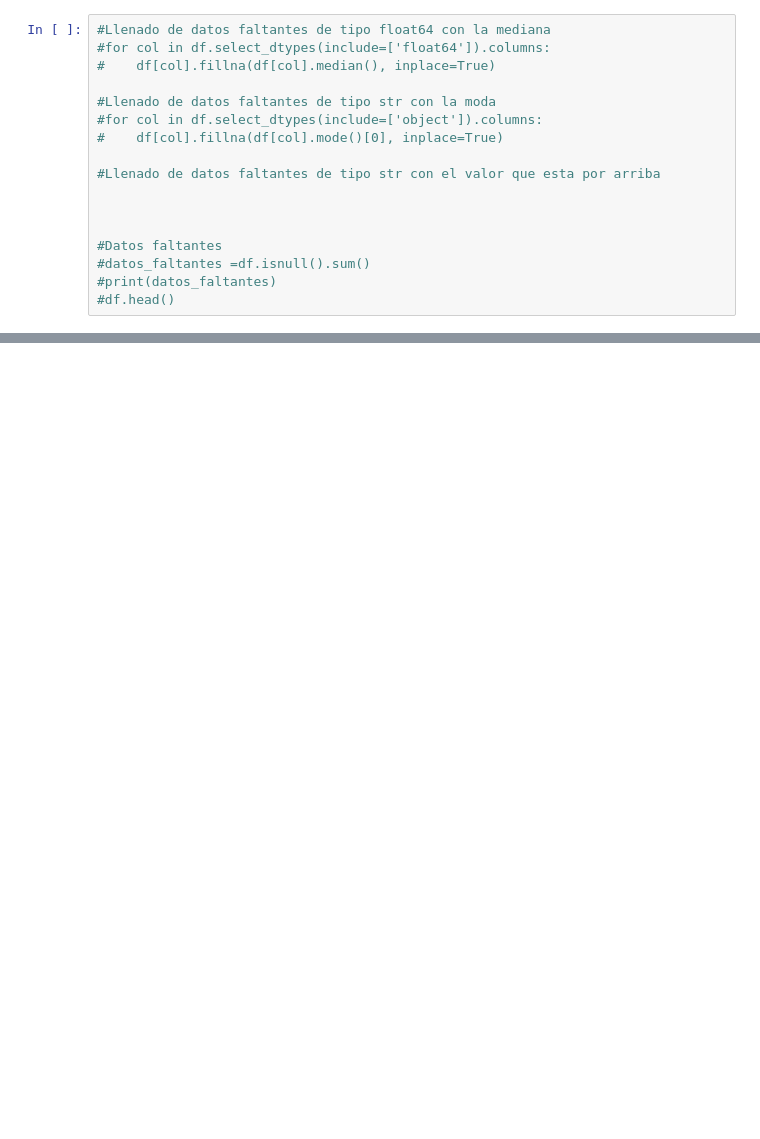
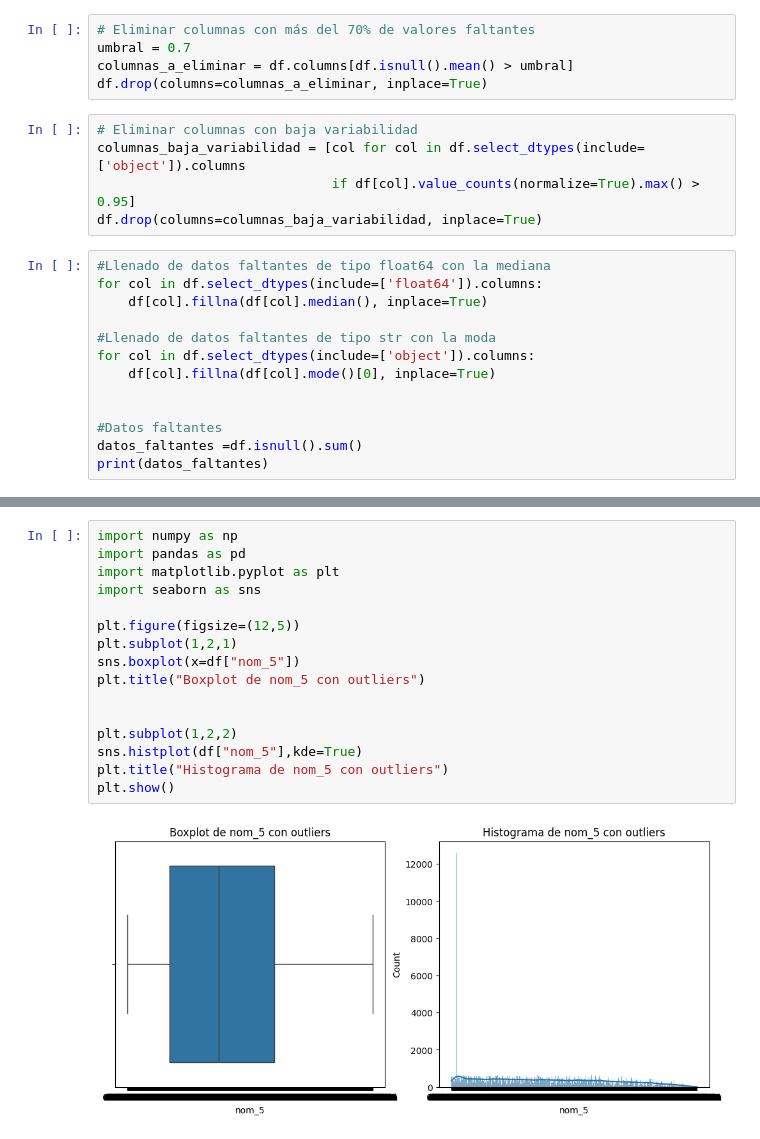
Before and after one commit to Bxtto/clasificacion__arbolesDecision, a Jupyter notebook: limpieza.ipynb, the cells around one changed output, grey strips where cells are left out. Drawn from its saved outputs; the diff is of its cells as text; blank space fills up the shorter version.

Commit message:
ses hizo el encoding de las variables categoricas y para la clasificacion con knn y arboles de decision se descartaron las columnas nom_5 hasta la nom_9

```diff
--- a/limpieza.ipynb
+++ b/limpieza.ipynb
@@ -34,20 +42,26 @@ for columna in df.select_dtypes(include=['object']).columns:
+# %%
+# Eliminar columnas con más del 70% de valores faltantes
+umbral = 0.7
+columnas_a_eliminar = df.columns[df.isnull().mean() > umbral]
+df.drop(columns=columnas_a_eliminar, inplace=True)
+# %%
+# Eliminar columnas con baja variabilidad
+columnas_baja_variabilidad = [col for col in df.select_dtypes(include=['object']).columns
+                              if df[col].value_counts(normalize=True).max() > 0.95]
+df.drop(columns=columnas_baja_variabilidad, inplace=True)
 # %%
 #Llenado de datos faltantes de tipo float64 con la mediana
-#for col in df.select_dtypes(include=['float64']).columns:
-#    df[col].fillna(df[col].median(), inplace=True)
+for col in df.select_dtypes(include=['float64']).columns:
+    df[col].fillna(df[col].median(), inplace=True)
 
 #Llenado de datos faltantes de tipo str con la moda
-#for col in df.select_dtypes(include=['object']).columns:
-#    df[col].fillna(df[col].mode()[0], inplace=True)
-
-#Llenado de datos faltantes de tipo str con el valor que esta por arriba
-
+for col in df.select_dtypes(include=['object']).columns:
+    df[col].fillna(df[col].mode()[0], inplace=True)
 
 
 #Datos faltantes
-#datos_faltantes =df.isnull().sum()
-#print(datos_faltantes)
-#df.head()
+datos_faltantes =df.isnull().sum()
+print(datos_faltantes)
 # %% [output]
 The behavior will change in pandas 3.0. This inplace method will never work because the intermediate object on which we are setting values always behaves as a copy.
 
@@ -75,0 +100,18 @@ For example, when doing 'df[col].method(value, inplace=True)', try using 'df.met
+# %%
+import numpy as np
+import pandas as pd
+import matplotlib.pyplot as plt
+import seaborn as sns
+
+plt.figure(figsize=(12,5))
+plt.subplot(1,2,1)
+sns.boxplot(x=df["nom_5"])
+plt.title("Boxplot de nom_5 con outliers")
+
+
+plt.subplot(1,2,2)
+sns.histplot(df["nom_5"],kde=True)
+plt.title("Histograma de nom_5 con outliers")
+plt.show()
+# %% [output]
+[figure, added]
```
Also changed, not shown: parts of 3 cells of this notebook, 4 other files.
